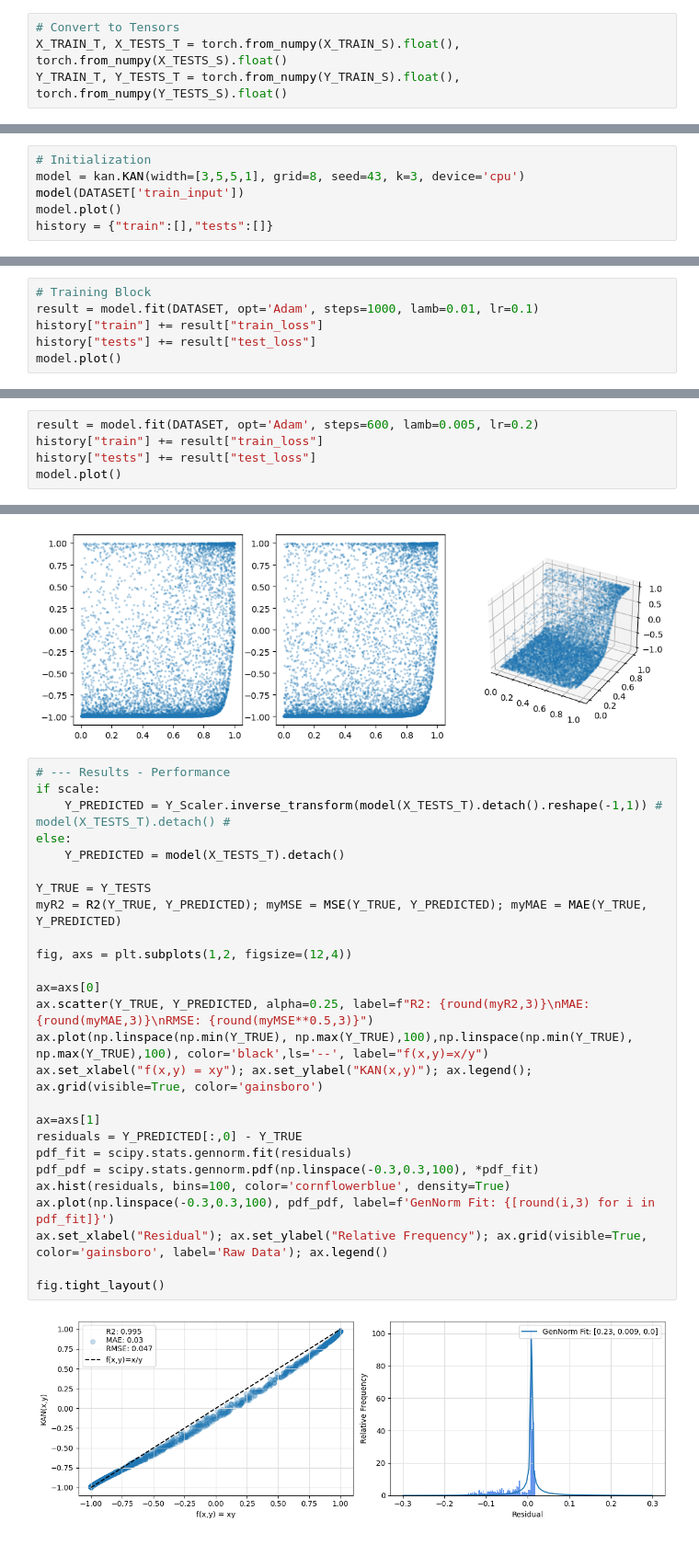
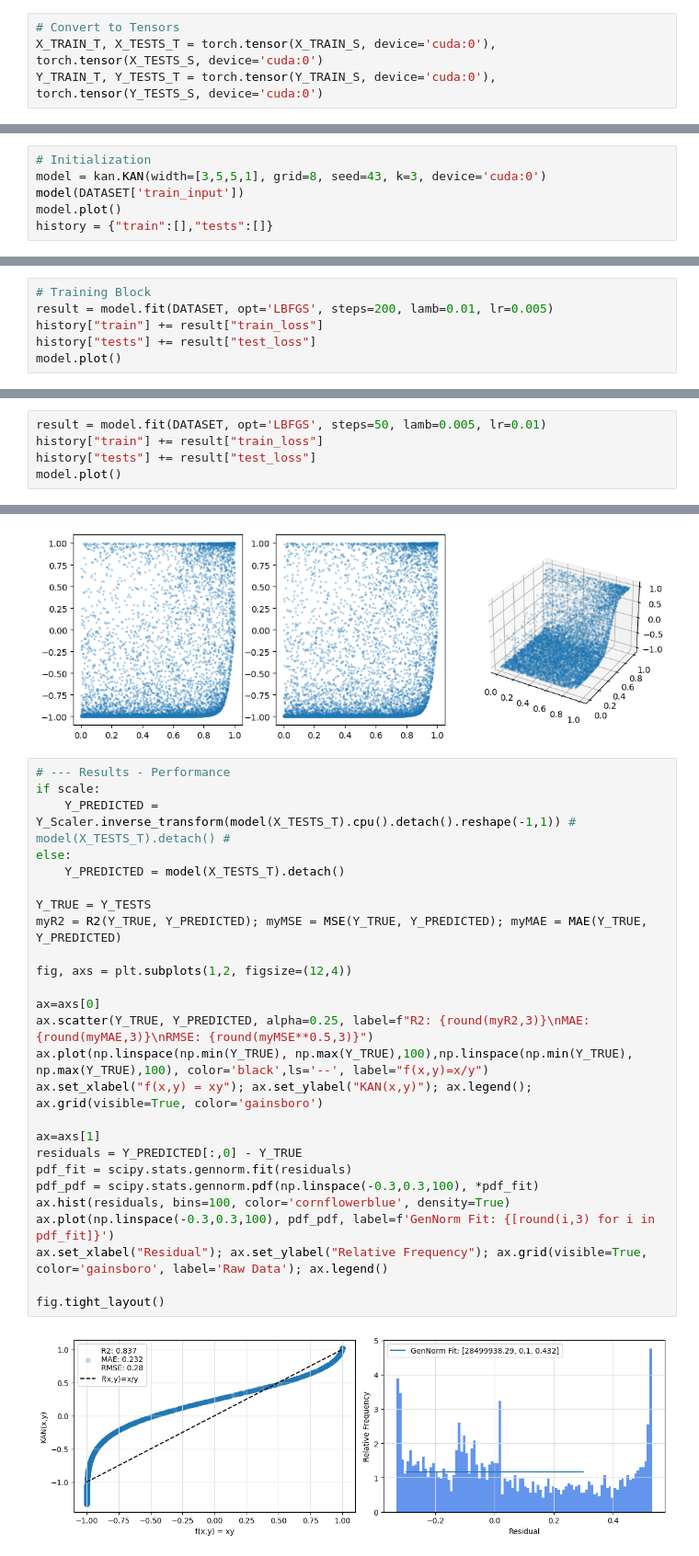
Before and after one commit to nhsnow2/pykanKAN, a Jupyter notebook: scripts/toy_problems/phase.ipynb, the cells around one changed output, grey strips where cells are left out. Shown at 92% size. Saved outputs shown, nothing was run; the diff lists cells and outputs as text.

```diff
--- a/scripts/toy_problems/phase.ipynb
+++ b/scripts/toy_problems/phase.ipynb
@@ -45,8 +58,8 @@ else:
     Y_TESTS_S = Y_TESTS #
 # %%
 # Convert to Tensors
-X_TRAIN_T, X_TESTS_T = torch.from_numpy(X_TRAIN_S).float(), torch.from_numpy(X_TESTS_S).float()
-Y_TRAIN_T, Y_TESTS_T = torch.from_numpy(Y_TRAIN_S).float(), torch.from_numpy(Y_TESTS_S).float()
+X_TRAIN_T, X_TESTS_T = torch.tensor(X_TRAIN_S, device='cuda:0'), torch.tensor(X_TESTS_S, device='cuda:0')
+Y_TRAIN_T, Y_TESTS_T = torch.tensor(Y_TRAIN_S, device='cuda:0'), torch.tensor(Y_TESTS_S, device='cuda:0')
 # %%
 # Format as DATASET
 DATASET = {'train_input':X_TRAIN_T, 'test_input':X_TESTS_T, 'train_label':Y_TRAIN_T, 'test_label':Y_TESTS_T}
@@ -59,7 +72,7 @@ Y Features Shape:       (10000 Samples) x (1 Features)          Split Into: (750
 #### 2. KAN Construction and Training
 # %%
 # Initialization
-model = kan.KAN(width=[3,5,5,1], grid=8, seed=43, k=3, device='cpu')
+model = kan.KAN(width=[3,5,5,1], grid=8, seed=43, k=3, device='cuda:0')
 model(DATASET['train_input'])
 model.plot()
 history = {"train":[],"tests":[]}
@@ -70,6 +83,6 @@ saving model version 0.0
 # %%
 # Training Block
-result = model.fit(DATASET, opt='Adam', steps=1000, lamb=0.01, lr=0.1)
+result = model.fit(DATASET, opt='LBFGS', steps=200, lamb=0.01, lr=0.005)
 history["train"] += result["train_loss"]
 history["tests"] += result["test_loss"]
 model.plot()
@@ -90,7 +103,7 @@ print()
 # %% [output]
 saving model version 0.3
 # %%
-result = model.fit(DATASET, opt='Adam', steps=600, lamb=0.005, lr=0.2)
+result = model.fit(DATASET, opt='LBFGS', steps=50, lamb=0.005, lr=0.01)
 history["train"] += result["train_loss"]
 history["tests"] += result["test_loss"]
 model.plot()
@@ -143,28 +156,28 @@ ax.scatter(x_1, x_2, Y, s=3, alpha=0.15)
 # %%
 # --- Results - Performance
 if scale:
-    Y_PREDICTED = Y_Scaler.inverse_transform(model(X_TESTS_T).detach().reshape(-1,1)) # model(X_TESTS_T).detach() #
+    Y_PREDICTED = Y_Scaler.inverse_transform(model(X_TESTS_T).cpu().detach().reshape(-1,1)) # model(X_TESTS_T).detach() #
 else:
     Y_PREDICTED = model(X_TESTS_T).detach()
 
 Y_TRUE = Y_TESTS
 myR2 = R2(Y_TRUE, Y_PREDICTED); myMSE = MSE(Y_TRUE, Y_PREDICTED); myMAE = MAE(Y_TRUE, Y_PREDICTED)
 
 fig, axs = plt.subplots(1,2, figsize=(12,4))
 
 ax=axs[0]
 ax.scatter(Y_TRUE, Y_PREDICTED, alpha=0.25, label=f"R2: {round(myR2,3)}\nMAE: {round(myMAE,3)}\nRMSE: {round(myMSE**0.5,3)}")
 ax.plot(np.linspace(np.min(Y_TRUE), np.max(Y_TRUE),100),np.linspace(np.min(Y_TRUE), np.max(Y_TRUE),100), color='black',ls='--', label="f(x,y)=x/y")
 ax.set_xlabel("f(x,y) = xy"); ax.set_ylabel("KAN(x,y)"); ax.legend(); ax.grid(visible=True, color='gainsboro')
 
 ax=axs[1]
 residuals = Y_PREDICTED[:,0] - Y_TRUE
 pdf_fit = scipy.stats.gennorm.fit(residuals)
 pdf_pdf = scipy.stats.gennorm.pdf(np.linspace(-0.3,0.3,100), *pdf_fit)
 ax.hist(residuals, bins=100, color='cornflowerblue', density=True)
 ax.plot(np.linspace(-0.3,0.3,100), pdf_pdf, label=f'GenNorm Fit: {[round(i,3) for i in pdf_fit]}')
 ax.set_xlabel("Residual"); ax.set_ylabel("Relative Frequency"); ax.grid(visible=True, color='gainsboro', label='Raw Data'); ax.legend()
 
 fig.tight_layout()
 # %% [output]
-[figure, old version]
+[figure, new version]
```
Also changed, not shown: parts of 8 cells of this notebook, 2 other files.
